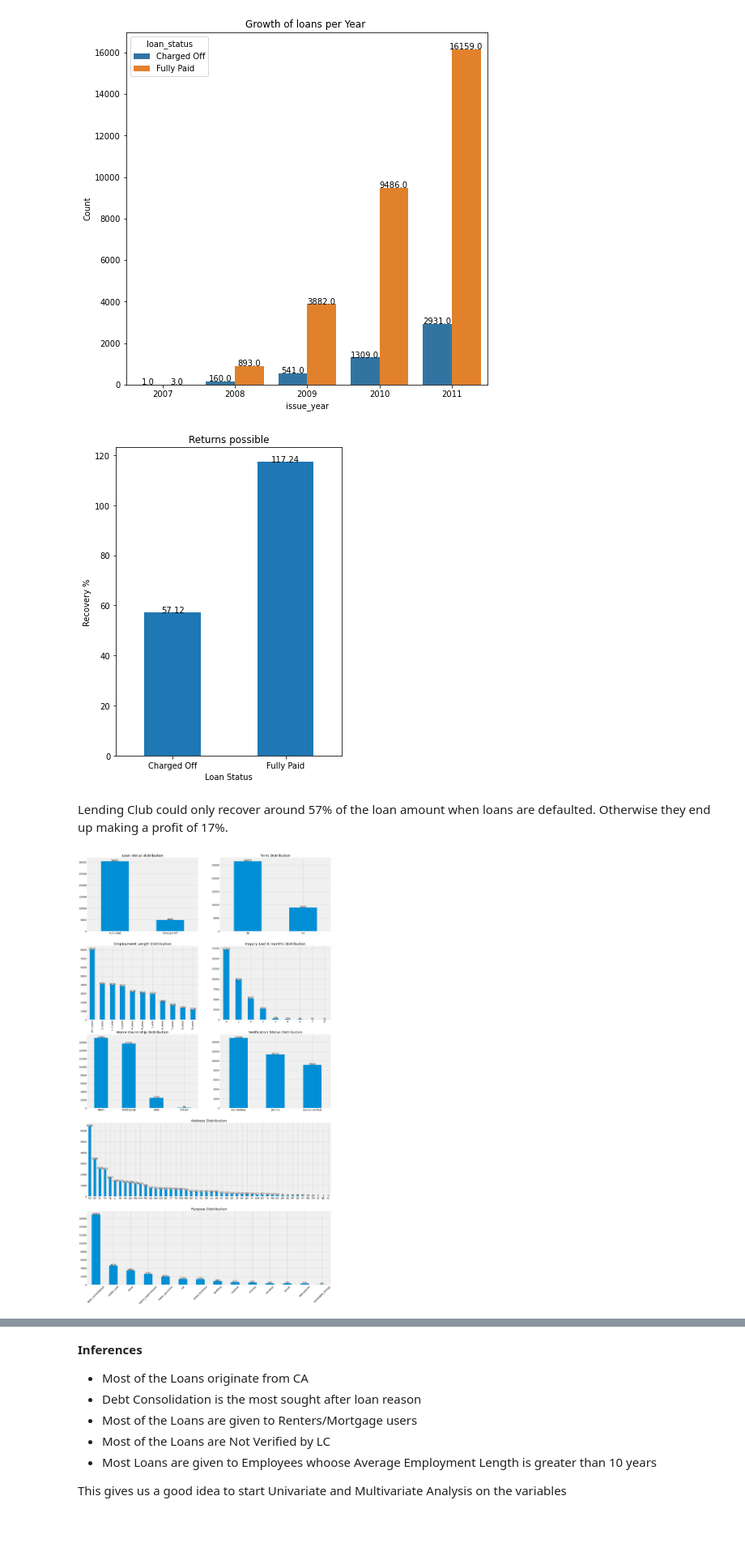
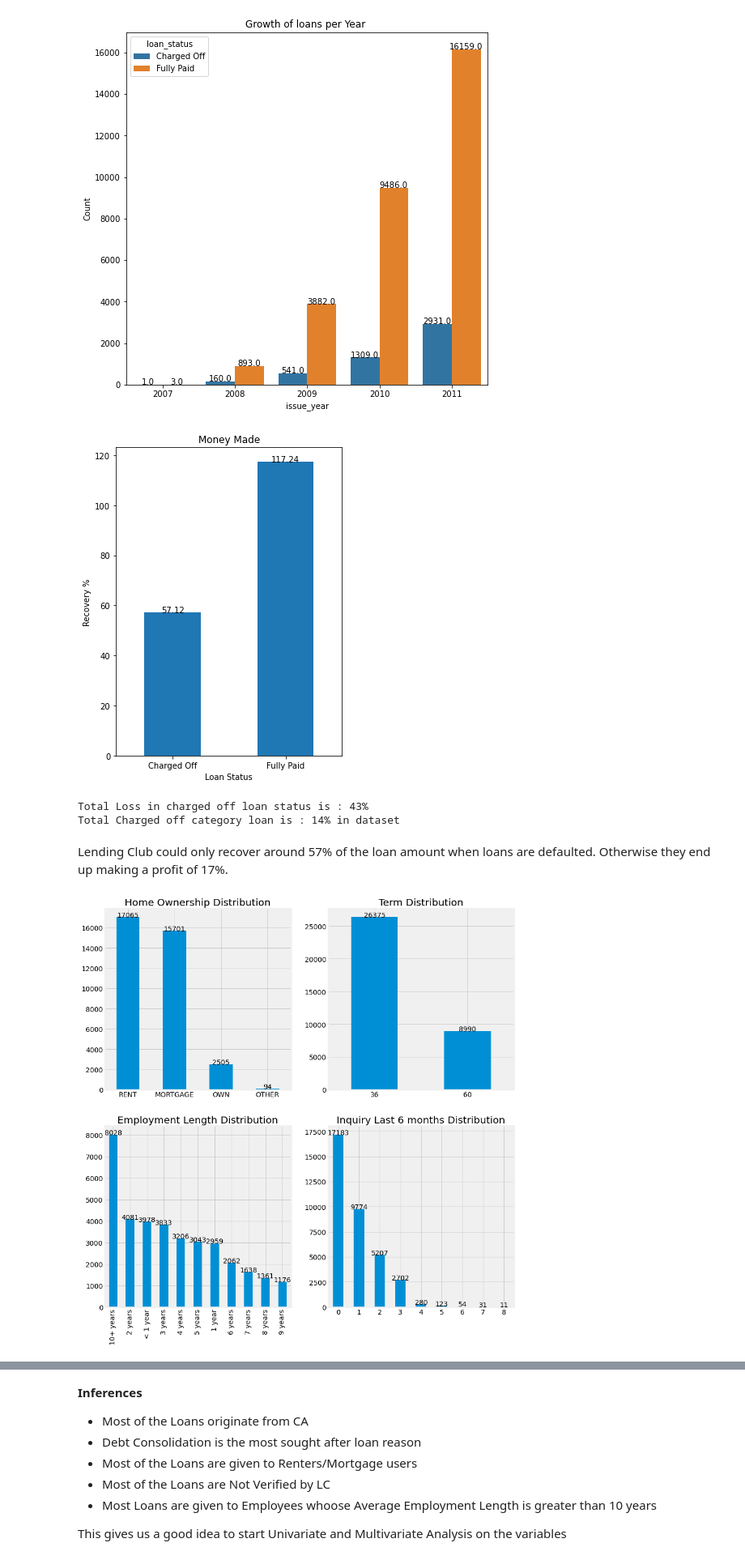
Before and after one commit to rramchan12/Lending-Club-EDA-CaseStudy, a Jupyter notebook: Lending_Club_EDA_Analysis.ipynb, the cells around one changed output, grey strips where cells are left out. Shown at 81% size. Cells and saved outputs as stored; diff of their text form; code cells hidden in the pictures; blank space fills up the shorter version.

Commit message:
Added details on inq_last_6mths

```diff
--- a/Lending_Club_EDA_Analysis.ipynb
+++ b/Lending_Club_EDA_Analysis.ipynb
@@ -450,6 +439,10 @@ def showbarlabel(graph, rotate=0):
   for p in graph.patches:
     height = p.get_height()
     graph.text(p.get_x()+p.get_width()/2., height + 0.1,height ,ha="center")
+# %%
+def plot_bar(by,rotate=0):
+    graph = loan_analysis_df[by].value_counts().plot(kind='bar')
+    showbarlabel(graph,rotate)
 # %%
 #Utility Function
 
@@ -573,9 +564,9 @@ plt.show()
 plt.figure(figsize=(5,7))
 graph = round(loan_analysis_df.groupby('loan_status').total_pymnt.sum() * 100 / loan_analysis_df.groupby('loan_status').loan_amnt.sum(),2).plot.bar()
 showbarlabel(graph)
-plt.title("Returns possible")
+plt.title("Money Made")
 plt.ylabel("Recovery %")
 plt.xlabel("Loan Status")
 plt.show()
 # %% [output]
-[figure, old version]
+[figure, new version]
@@ -582,52 +578,40 @@ plt.show()
+# %%
+print("Total Loss in charged off loan status is : {}%".format(round((cf.loan_amnt-cf.total_pymnt).sum()/cf.loan_amnt.sum()*100),2))
+print("Total Charged off category loan is : {}% in dataset ".format(round(len(cf.index)/len(loan_analysis_df.index)*100),2))
+# %% [output]
+Total Loss in charged off loan status is : 43%
+Total Charged off category loan is : 14% in dataset
 # %% [markdown]
 Lending Club could only recover around 57% of the loan amount when loans are defaulted. Otherwise they end up making a profit of 17%.
 # %%
-plt.figure(figsize=(25, 45))
+plt.figure(figsize=(15, 15))
 
 plt.style.use('fivethirtyeight')
 
-plt.subplot(5,2,1)
-plt.title('Loan status distribution')
-graph = loan_analysis_df['loan_status'].value_counts().plot(kind='bar')
-showbarlabel(graph)
+plt.subplot(2,2,1)
+plt.title('Home Ownership Distribution')
+plot_bar('home_ownership')
+#graph = loan_analysis_df['loan_status'].value_counts().plot(kind='bar')
+#showbarlabel(graph)
 
-plt.subplot(5,2,2)
+plt.subplot(2,2,2)
 plt.title('Term Distribution')
-graph = loan_analysis_df['term'].value_counts().plot(kind='bar')
-showbarlabel(graph)
+plot_bar('term')
+#graph = loan_analysis_df['term'].value_counts().plot(kind='bar')
+#showbarlabel(graph)
 
-plt.subplot(5,2,3)
+plt.subplot(2,2,3)
 plt.title('Employment Length Distribution')
-graph = loan_analysis_df['emp_length'].value_counts().plot(kind='bar')
-showbarlabel(graph,90)
+plot_bar('emp_length',90)
+#graph = loan_analysis_df['emp_length'].value_counts().plot(kind='bar')
+#showbarlabel(graph,90)
 
-plt.subplot(5,2,4)
+plt.subplot(2,2,4)
 plt.title('Inquiry Last 6 months Distribution')
-graph = loan_analysis_df['inq_last_6mths'].value_counts().plot(kind='bar')
-showbarlabel(graph)
-
-plt.subplot(5,2,5)
-plt.title('Home Ownership Distribution')
-graph = loan_analysis_df['home_ownership'].value_counts().plot(kind='bar', )
-showbarlabel(graph)
-
-plt.subplot(5,2,6)
-plt.title('Verification Status Distribution')
-graph = loan_analysis_df['verification_status'].value_counts().plot(kind='bar')
-showbarlabel(graph)
-
-
-plt.subplot(5,2,(7,8))
-plt.title('Address Distribution')
-graph = loan_analysis_df['addr_state'].value_counts().plot(kind='bar')
-showbarlabel(graph)
-
-plt.subplot(5,2,(9,10))
-plt.title('Purpose Distribution')
-graph = loan_analysis_df['purpose'].value_counts().plot(kind='bar')
-showbarlabel(graph, 45)
-
+plot_bar('inq_last_6mths')
+#graph = loan_analysis_df['inq_last_6mths'].value_counts().plot(kind='bar')
+#showbarlabel(graph)
 
 plt.show()
 # %% [output]
-[figure, old version]
+[figure, new version]
```
Also changed, not shown: parts of 21 cells of this notebook, 1 other file.
